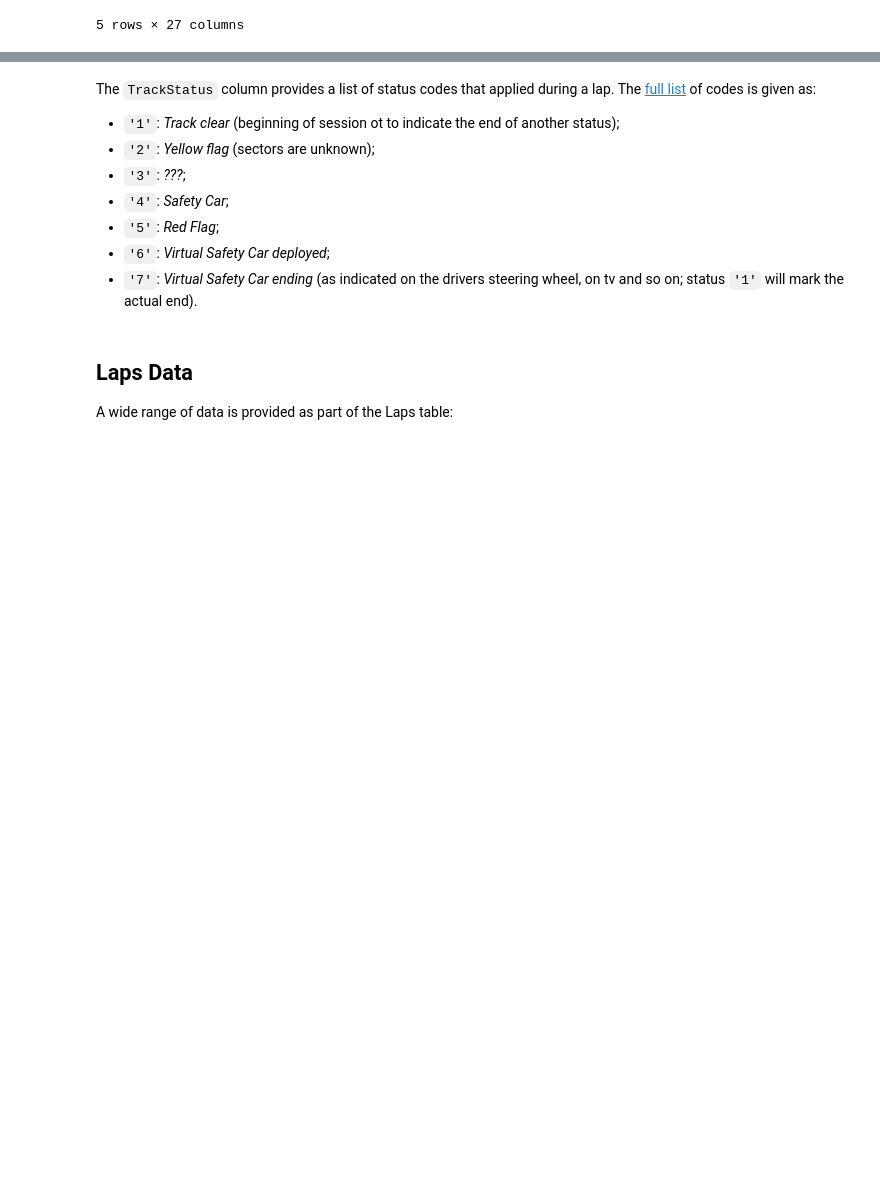
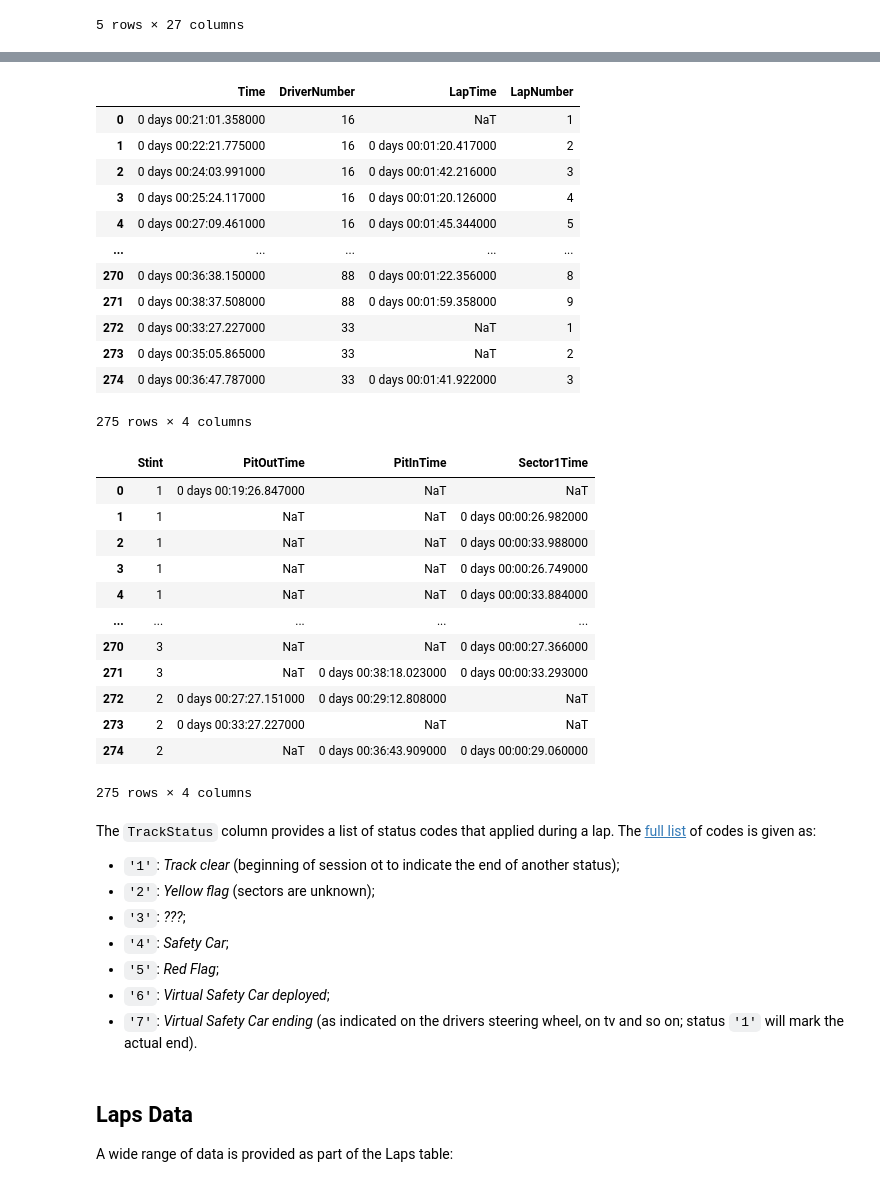
Before and after one commit to f1datajunkie/wranglingf1datawithpython, a Jupyter notebook: book/fastf1-demo.ipynb, the cells around one changed output, grey strips where cells are left out. Saved outputs shown, nothing was run; the diff lists cells and outputs as text; code cells hidden in the pictures; blank space fills up the shorter version.

```diff
--- a/book/fastf1-demo.ipynb
+++ b/book/fastf1-demo.ipynb
@@ -126,3 +235,36 @@ monza_quali.laps.head()
+# %%
+#| echo: false
+cols = monza_quali.laps.columns
+display(monza_quali.laps[cols[:4]])
+print("\n")
+display(monza_quali.laps[cols[4:8]])
+# %% [output]
+|  | Time | DriverNumber | LapTime | LapNumber |
+| 0 | 0 days 00:21:01.358000 | 16 | NaT | 1 |
+| 1 | 0 days 00:22:21.775000 | 16 | 0 days 00:01:20.417000 | 2 |
+| 2 | 0 days 00:24:03.991000 | 16 | 0 days 00:01:42.216000 | 3 |
+| 3 | 0 days 00:25:24.117000 | 16 | 0 days 00:01:20.126000 | 4 |
+| 4 | 0 days 00:27:09.461000 | 16 | 0 days 00:01:45.344000 | 5 |
+| ... | ... | ... | ... | ... |
+| 270 | 0 days 00:36:38.150000 | 88 | 0 days 00:01:22.356000 | 8 |
+| 271 | 0 days 00:38:37.508000 | 88 | 0 days 00:01:59.358000 | 9 |
+| 272 | 0 days 00:33:27.227000 | 33 | NaT | 1 |
+| 273 | 0 days 00:35:05.865000 | 33 | NaT | 2 |
+| 274 | 0 days 00:36:47.787000 | 33 | 0 days 00:01:41.922000 | 3 |
+275 rows × 4 columns
+|  | Stint | PitOutTime | PitInTime | Sector1Time |
+| 0 | 1 | 0 days 00:19:26.847000 | NaT | NaT |
+| 1 | 1 | NaT | NaT | 0 days 00:00:26.982000 |
+| 2 | 1 | NaT | NaT | 0 days 00:00:33.988000 |
+| 3 | 1 | NaT | NaT | 0 days 00:00:26.749000 |
+| 4 | 1 | NaT | NaT | 0 days 00:00:33.884000 |
+| ... | ... | ... | ... | ... |
+| 270 | 3 | NaT | NaT | 0 days 00:00:27.366000 |
+| 271 | 3 | NaT | 0 days 00:38:18.023000 | 0 days 00:00:33.293000 |
+| 272 | 2 | 0 days 00:27:27.151000 | 0 days 00:29:12.808000 | NaT |
+| 273 | 2 | 0 days 00:33:27.227000 | NaT | NaT |
+| 274 | 2 | NaT | 0 days 00:36:43.909000 | 0 days 00:00:29.060000 |
+275 rows × 4 columns
 # %% [markdown]
 The `TrackStatus` column provides a list of status codes that applied during a lap. The [full list](https://github.com/theOehrly/Fast-F1/blob/f935c198e824b2a0c93c0817b89d5f89caf5bb5a/fastf1/api.py#L1216) of codes is given as:
 
```
Also changed, not shown: parts of 19 cells of this notebook.
